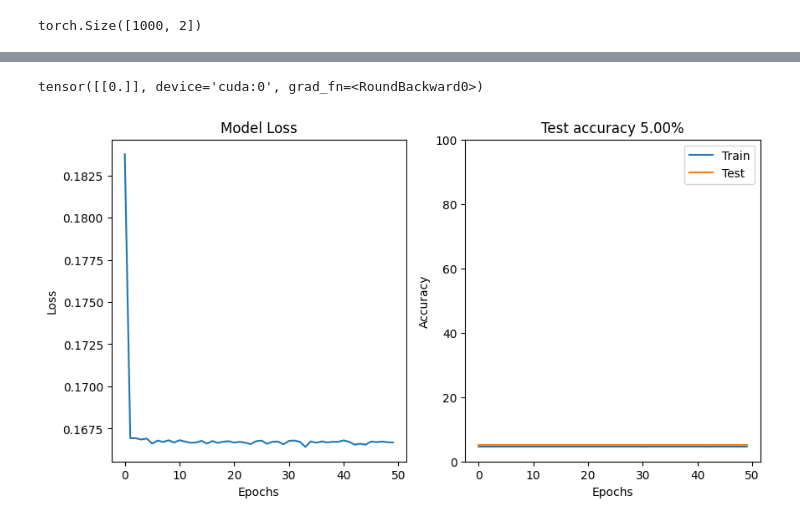
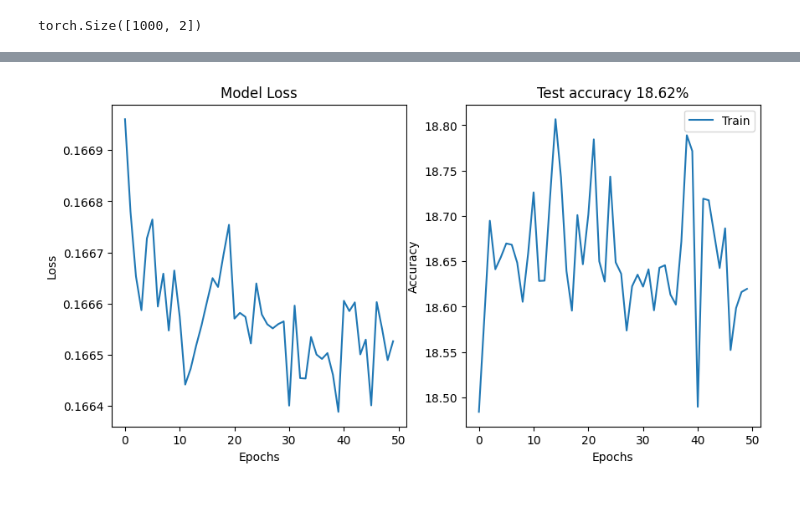
Before and after one commit to elmoghany/DL-ANN-PyTorch-Sum-Two-Numbers, a Jupyter notebook: sum-two-numbers-pytorch-jupyter.ipynb, the cells around one changed output, grey strips where cells are left out. Drawn from its saved outputs; the diff is of its cells as text; code cells hidden in the pictures.

```diff
--- a/sum-two-numbers-pytorch-jupyter.ipynb
+++ b/sum-two-numbers-pytorch-jupyter.ipynb
@@ -17,11 +17,12 @@ cuda
 a = np.round(  np.linspace(-10,10,num=10000)  )
 np.random.shuffle(a)
 
-b = np.round(  np.linspace(-10,10,num=10000)  )
+b = np.round(  np.linspace(-10,11,num=10000)  )
 np.random.shuffle(b)
 
 sumAB = np.add(a, b)
 
+data = np.vstack((a,b)).T
 # Another way
 # data = torch.randint(low=-10, high=10, size=(2000,2)).float()
 # labels = torch.sum(data, axis=1, keepdim=True)
@@ -41,8 +42,10 @@ sumNorm.shape
 (10000,)
 # %%
 # Step1: Convert numpy data into tensor data
-xx = torch.tensor( dataNorm ).float()
-yy  = torch.tensor( sumNorm,  ).float()
+# xx = torch.tensor( dataNorm ).float()
+# yy  = torch.tensor( sumNorm,  ).float()
+xx = torch.tensor( data ).float()
+yy  = torch.tensor( sumAB,  ).float()
 # %%
 # Step2: use scikit learn to split the data
 train_data, test_data, train_labels, test_labels = train_test_split(xx, yy, test_size=0.1)
@@ -160,20 +163,24 @@ def trainTheModel():
             #loss from this batch
             batchLoss.append(loss.item())
 
-            #accuracy from this batch
-            matches = torch.argmax(yHat,axis=1) == y ##????????????????
-            matchesNumeric = matches.float()
-            batchAcc.append( 100*torch.mean(matchesNumeric).item() )
+            # accuracy from this batch for categorical data
+            batchMathces = (torch.abs(yHat - y)).detach().cpu().float().numpy()
+            batchAcc.append(( batchMathces < 0.1))
+
+            #accuracy from this batch -> for BCE
+            # matches = torch.argmax(yHat,axis=1) == y ##????????????????
+            # matchesNumeric = matches.float()
+            # batchAcc.append( 100*torch.mean(matchesNumeric).item() )
 
         #average accuracy across mini-batches
-        trainAcc.append( np.mean(batchAcc) )
+        trainAcc.append(100 * np.mean((batchAcc)))
 
         #average losses across all mini-batches
         losses[epochi] = np.mean(batchLoss)
 
         ################################
 
-        #Test Accuracy
+        #final forward pass for Test Accuracy
         X,y = next(iter(test_loader))
 
         # push data to GPU
@@ -184,36 +191,33 @@ def trainTheModel():
             yHat = netSum(X)
 
         #compute the test accuracy
-        testMatches = (torch.argmax(yHat,axis=1) == y)
-        testMatchesNumeric = testMatches.float()
-        testAcc.append(100 * torch.mean( testMatchesNumeric).item() )
+        testMatches = (torch.abs(yHat - y)).detach().cpu().float().numpy()
+        testMatchesNumeric = testMatches < 0.1
+        testAcc.append(100 * np.mean( testMatchesNumeric ) )
 
     return trainAcc, testAcc, losses, netSum
 # %%
 # Test the training code that it has NO ERRORS
 trainAcc, testAcc, losses, netSum = trainTheModel()
 # %%
-x = torch.tensor([[1,2]]).float().to(device)
+x = torch.tensor([[1/np.max(a),2/np.max(b)]]).float().to(device)
 yHat = torch.round(netSum(x))
-yHat
-# %% [output]
-tensor([[0.]], device='cuda:0', grad_fn=<RoundBackward0>)
 # %%
 fig,ax = plt.subplots(1,2,figsize=(10,5))
 
 ax[0].plot(losses)
 ax[0].set_xlabel('Epochs')
 ax[0].set_ylabel('Loss')
 ax[0].set_title('Model Loss')
 
 ax[1].plot(trainAcc, label='Train')
-ax[1].plot(testAcc, label='Test')
+# ax[1].plot(testAcc, label='Test')
 ax[1].legend()
 ax[1].set_xlabel('Epochs')
 ax[1].set_ylabel('Accuracy')
-ax[1].set_title(f'Test accuracy {testAcc[-1]:.2f}%')
-ax[1].set_ylim([0,100])
+ax[1].set_title(f'Test accuracy {trainAcc[-1]:.2f}%')
+# ax[1].set_ylim([0,100])
 
 plt.show()
 # %% [output]
-[figure, old version]
+[figure, new version]
```
Also changed, not shown: parts of 1 cell of this notebook.
